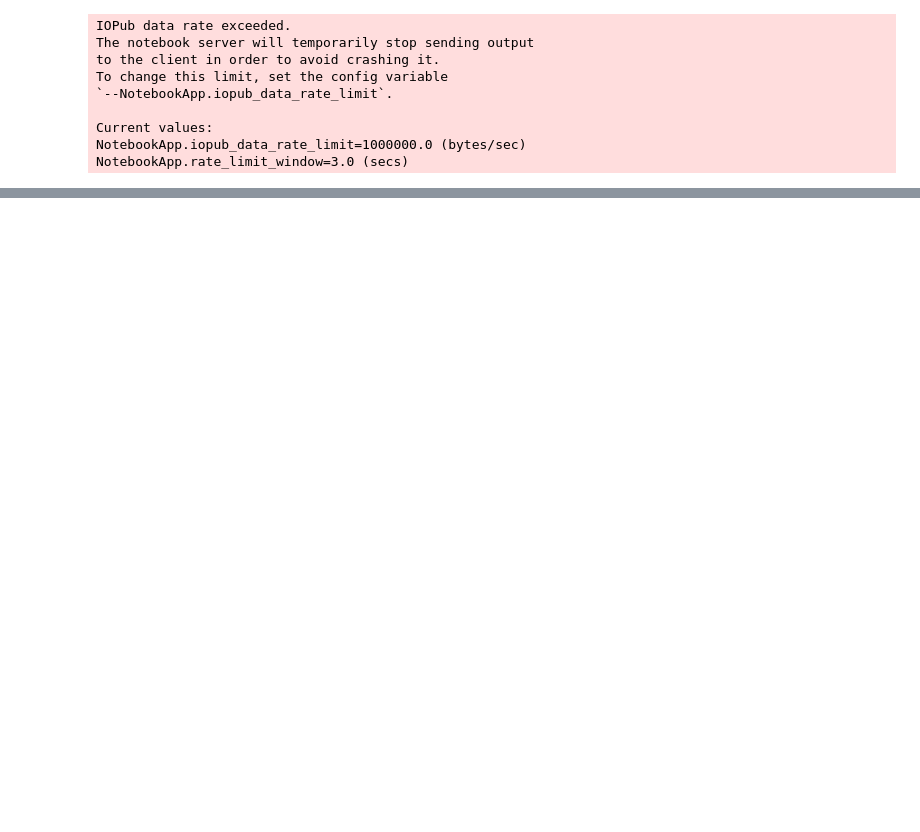
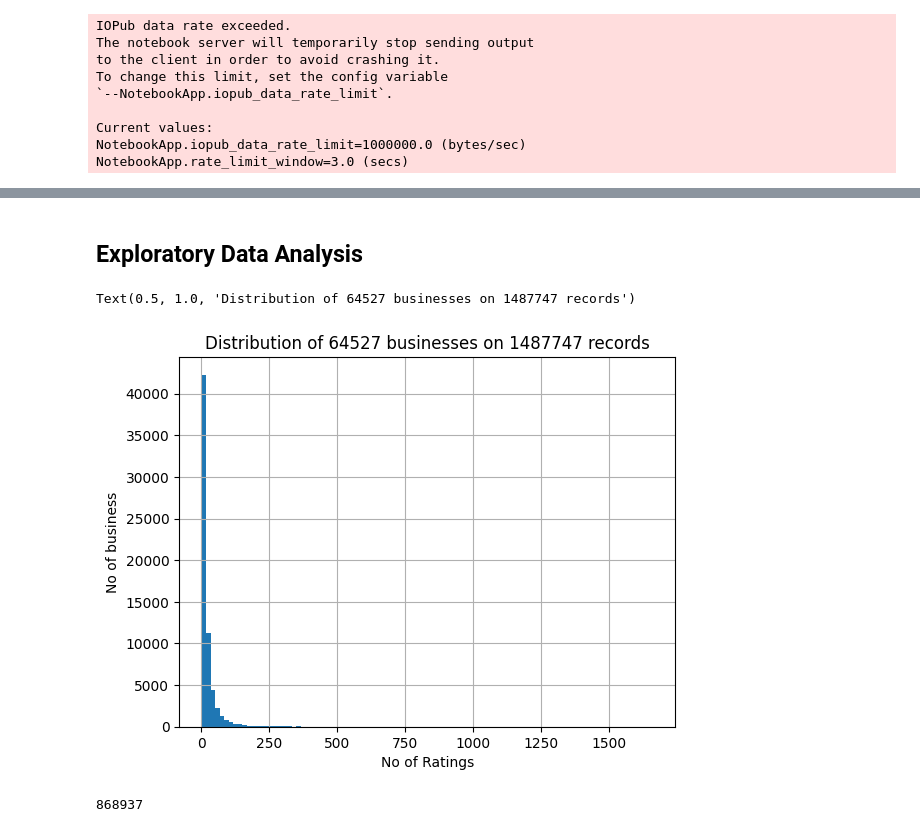
Before and after one commit to niha-m584/google_rating_prediction, a Jupyter notebook: Assignment2.ipynb, the cells around one changed output, grey strips where cells are left out. Saved outputs shown, nothing was run; the diff lists cells and outputs as text; code cells hidden in the pictures; blank space fills up the shorter version.

```diff
--- a/Assignment2.ipynb
+++ b/Assignment2.ipynb
@@ -82,2 +52,17 @@ json_filter_data['train'][0]
+# %%
+def getjson2(fname, maxno=-1):
+    data_list = list()
+    no = 0
+    with open(fname, 'r') as json_file:
+        for line_number, line in enumerate(json_file,1):
+            try:
+                imagerev_data = json.loads(line)
+                data_list.append(imagerev_data)
+                no += 1
+                if (maxno > -1) & (no >= maxno):
+                    break
+            except json.JSONDecodeError as err:
+                print(f'Error decoding JSON: {err}')
+        return data_list
 # %%
-imagerev_data
+imagerev_data = getjson2(imagerev_path)
@@ -98,0 +90,3 @@ dict_keys(['train', 'val', 'test'])
+# %%
+filter_df = pd.DataFrame(json_filter_data)
+imagerev_df = pd.DataFrame(imagerev_data)
@@ -98,0 +109,28 @@ dict_keys(['train', 'val', 'test'])
+# %% [markdown]
+## Exploratory Data Analysis
+# %%
+#rating_counts = imagerev_df.groupby("business_id").count()
+#bins = [0, 10, 20, 30, 40, 50, 100, 200, 300, 400, 500, 1000]  # Adjust bins as needed
+#labels = ['1-10', '11-20', '21-30', '31-40', '41-50', '51-100', '101-200', '201-300', '301-400', '401-500', '501-1000']
+#rating_counts['range'] = pd.cut(rating_counts, bins=bins, labels=labels, right=False)
+#range_counts = rating_counts['range'].value_counts().sort_index()
+
+#plt.figure(figsize = (10,6))
+#range_counts.plot(kind='bar')
+#plt.title('Distribution of Number of Ratings for Businesses')
+#plt.xlabel('Number of Ratings Range')
+#plt.ylabel('Frequency')
+#plt.xticks(rotation=45)
+#plt.show()
+dfgrpbusinesscnt = imagerev_df.groupby('business_id').count()
+dfgrpbusinesscnt['user_id'].hist(bins=100)
+plt.xlabel('No of Ratings')
+plt.ylabel('No of business')
+plt.title(f'Distribution of {dfgrpbusinesscnt.shape[0]} businesses on {imagerev_df.shape[0]} records')
+# %% [output]
+Text(0.5, 1.0, 'Distribution of 64527 businesses on 1487747 records')
+[figure, added]
+# %%
+len(imagerev_df['user_id'].unique())
+# %% [output]
+868937
```
Also changed, not shown: parts of 16 cells of this notebook.
